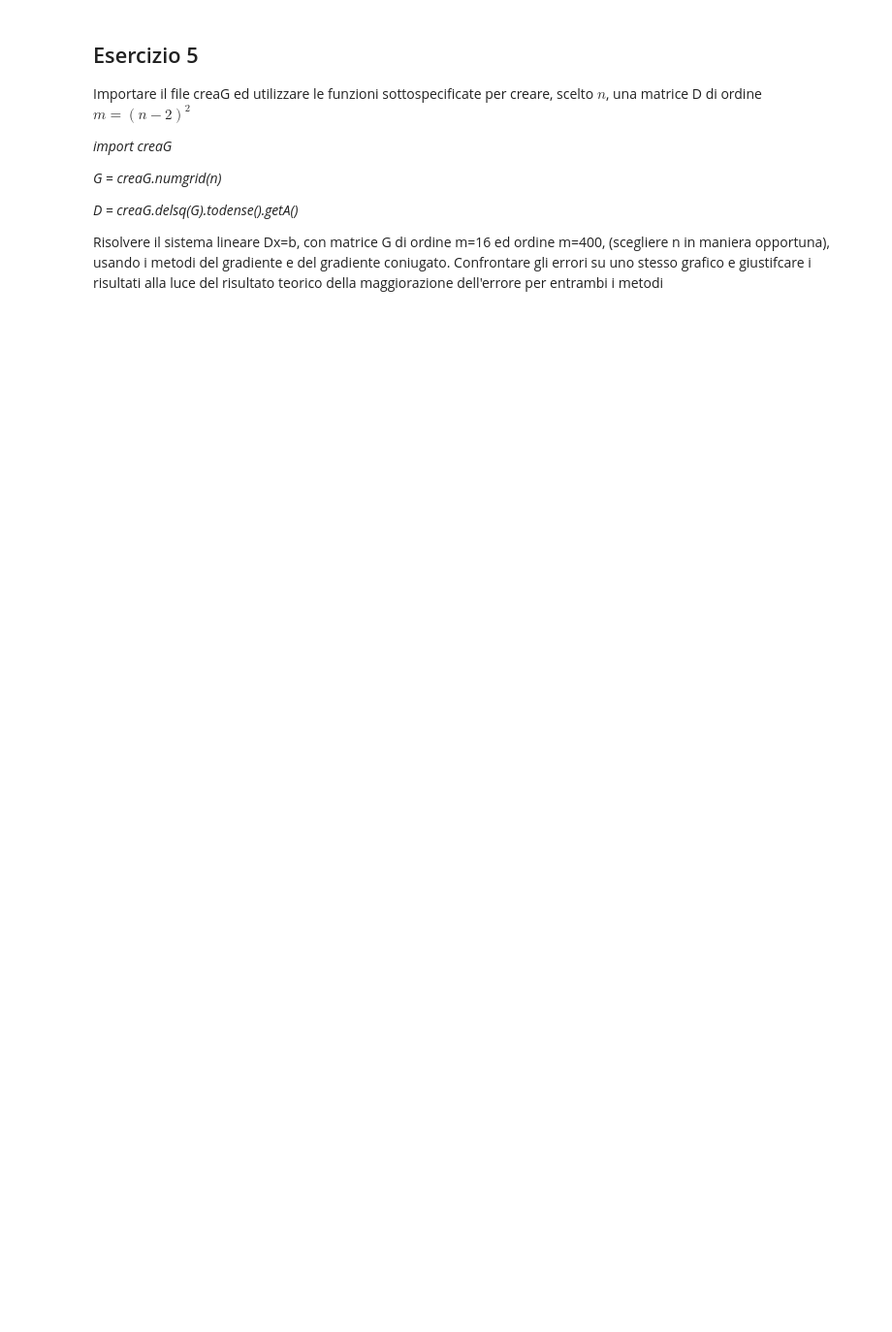
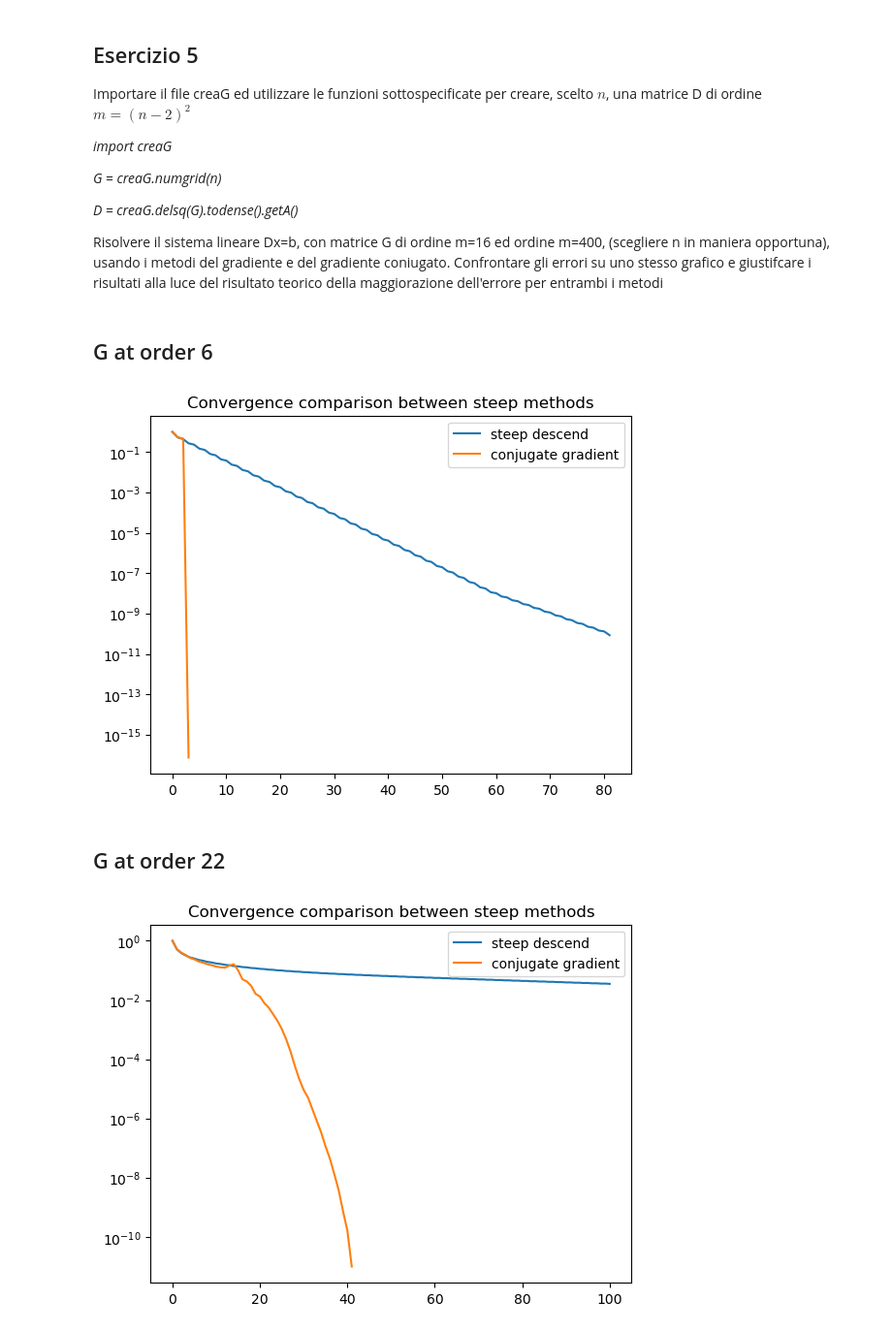
Before and after one commit to KeegTheBoi/metodi_numerici_es, a Jupyter notebook: Lecture 9/Esercitazione_9.ipynb, the cells around one changed output. Shown: that part at 97% size. Saved outputs shown, nothing was run; the diff lists cells and outputs as text; code cells hidden in the pictures; blank space fills up the shorter version.

```diff
--- a/Lecture 9/Esercitazione_9.ipynb
+++ b/Lecture 9/Esercitazione_9.ipynb
@@ -162,0 +219,17 @@ Risolvere il sistema lineare Dx=b, con matrice G di ordine m=16 ed ordine m=400,
+# %%
+def test_g(n):
+    m = (n - 2)**2
+    G = numgrid(n)
+    D = delsq(G).todense().getA()
+    markdown(f'## G at order {n}')
+    methods={'steep descend':steepscent, 'conjugate gradient': conjugate_gradient}
+    test_convergence(D, methods)
+    plt.show()
+# %%
+test_g(6)
+test_g(22)
+# %% [output]
+## G at order 6
+[figure, added]
+## G at order 22
+[figure, added]
```
Also changed, not shown: parts of 20 cells of this notebook, 23 other files.
